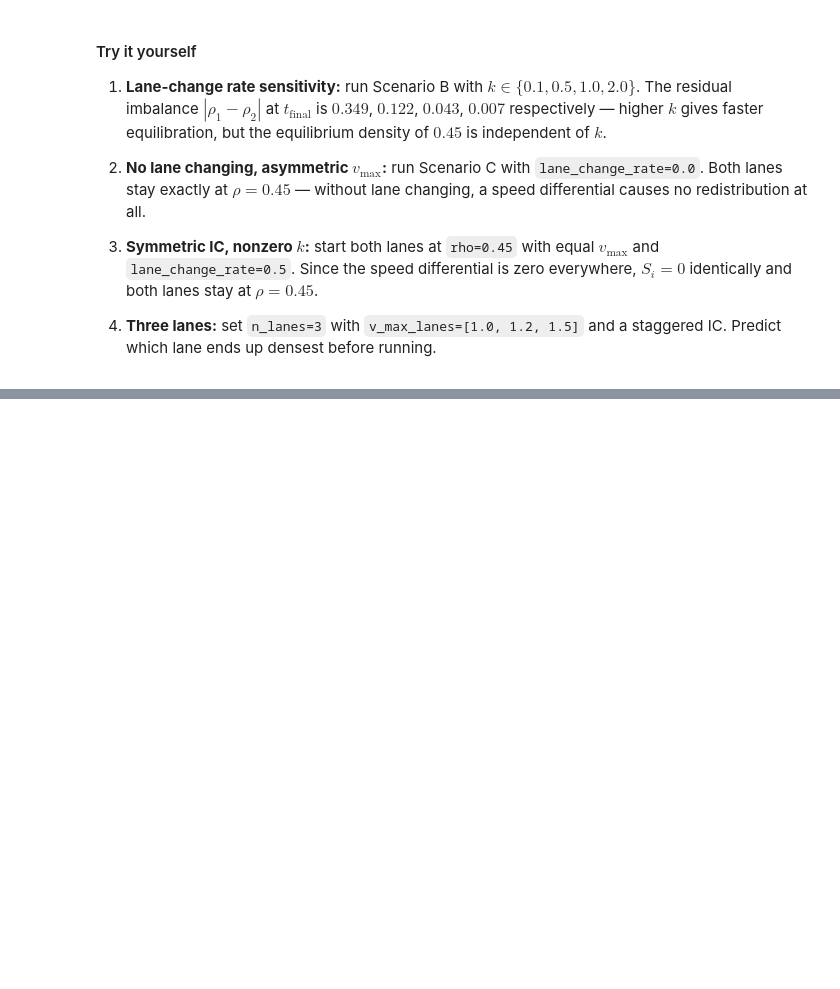
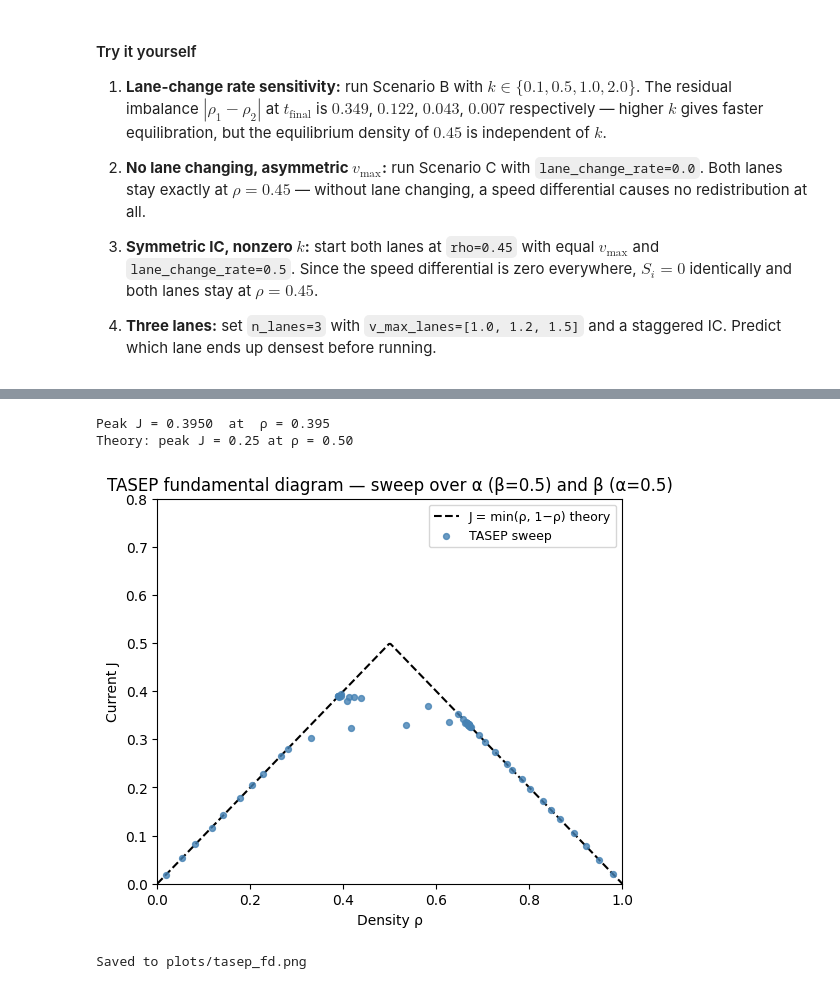
Before and after one commit to JasperA680/PX915, a Jupyter notebook: notebooks/tutorial.ipynb, the cells around one changed output, grey strips where cells are left out. Drawn from its saved outputs; the diff is of its cells as text; code cells hidden in the pictures; blank space fills up the shorter version.

Commit message:
written tutorial for CA model

```diff
--- a/notebooks/tutorial.ipynb
+++ b/notebooks/tutorial.ipynb
@@ -611,0 +773,15 @@ To run the existing single-lane CA simulations now, use the GUI.
+# %%
+rho, J = fundamental_diagram(L=50, n_steps=3000, n_points=30, seed=42)
+print(f'Peak J = {J.max():.4f}  at  ρ = {rho[J.argmax()]:.3f}')
+print(f'Theory: peak J = 0.25 at ρ = 0.50')
+
+fig, ax = plot_fundamental_diagram(rho, J, model='TASEP')
+ax.set_title('TASEP fundamental diagram — sweep over α (β=0.5) and β (α=0.5)')
+fig.savefig(PLOTS_DIR / 'tasep_fd.png', dpi=150, bbox_inches='tight')
+plt.show()
+print('Saved to plots/tasep_fd.png')
+# %% [output]
+Peak J = 0.3950  at  ρ = 0.395
+Theory: peak J = 0.25 at ρ = 0.50
+[figure, added]
+Saved to plots/tasep_fd.png
```
Also changed, not shown: parts of 32 cells of this notebook, 1 other file.
